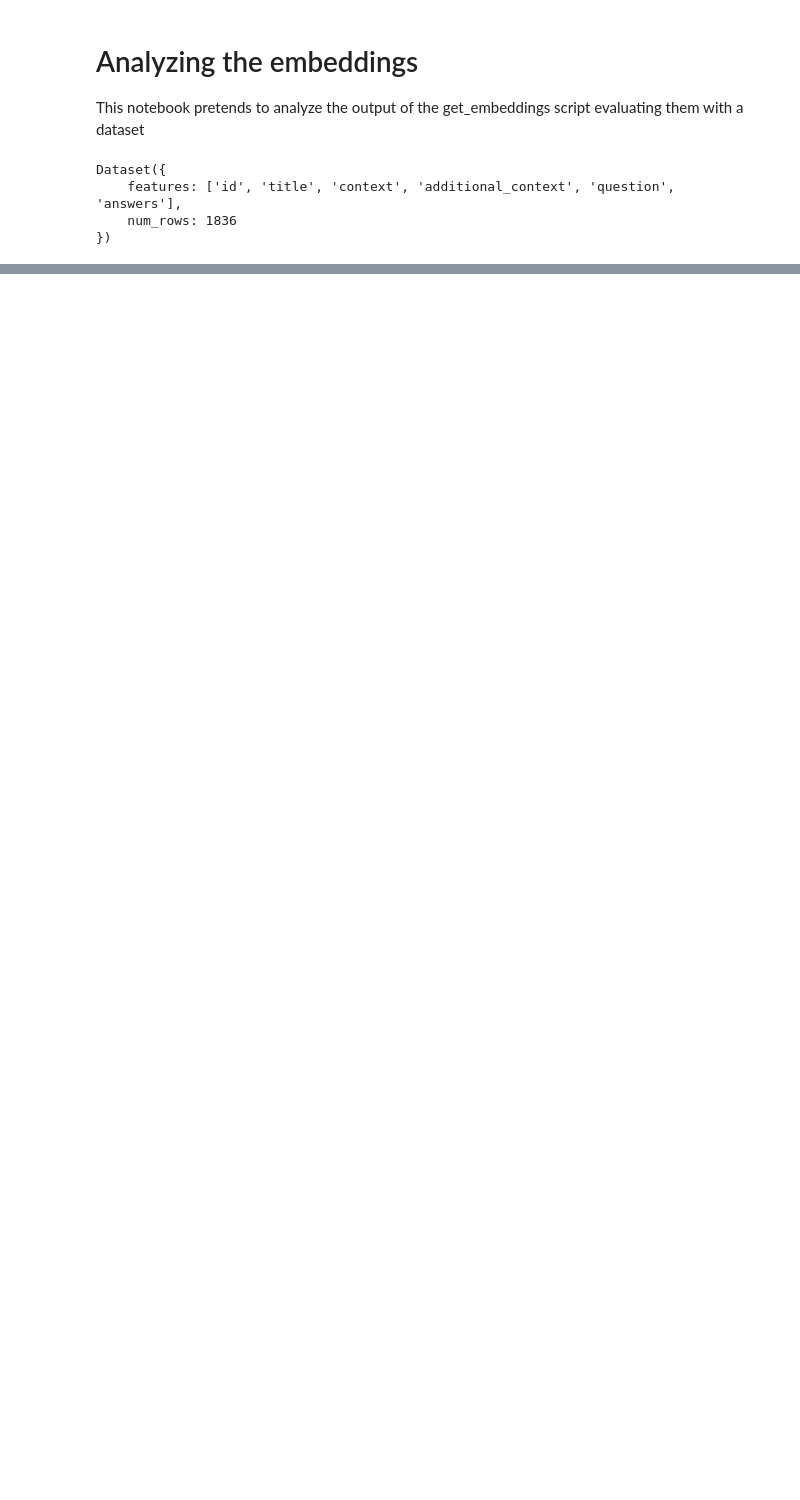
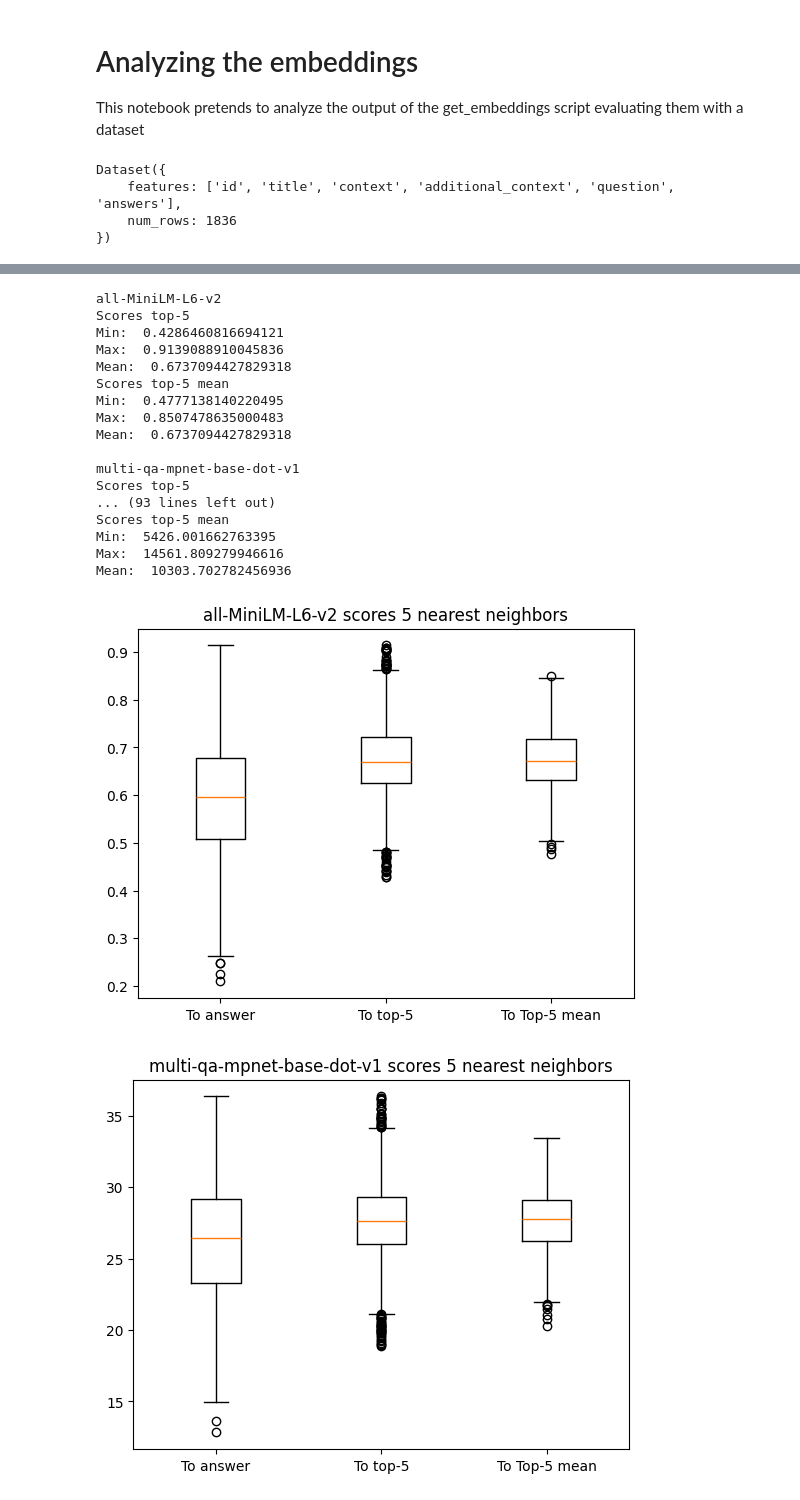
Before and after one commit to Rivert97/normativity-models, a Jupyter notebook: notebooks/full_analysis.ipynb, the cells around one changed output, grey strips where cells are left out. Drawn from its saved outputs; the diff is of its cells as text; code cells hidden in the pictures; blank space fills up the shorter version.

Commit message:
Now all the models are processed in the same execution and the results are saved to files

```diff
--- a/notebooks/full_analysis.ipynb
+++ b/notebooks/full_analysis.ipynb
@@ -14,10 +14,10 @@ import matplotlib.pyplot as plt
 from sentence_transformers import util
 # %%
 # Global variables
-MODEL = 'Qwen3-Embedding-0.6B-f16'
+MODELS = ['all-MiniLM-L6-v2', 'multi-qa-mpnet-base-dot-v1', 'Qwen/Qwen3-Embedding-0.6B', 'Qwen/Qwen3-Embedding-4B', 'Qwen/Qwen3-Embedding-8B', 'Qwen3-Embedding-0.6B-Q8_0', 'Qwen3-Embedding-0.6B-f16', 'Qwen3-Embedding-4B-Q4_K_M', 'Qwen3-Embedding-4B-f16', 'Qwen3-Embedding-8B-Q4_K_M', 'Qwen3-Embedding-8B-f16']
 DATA_PATH = '../data'
-DATA_EMBEDDINGS_PATH = f'../data_embeddings/{MODEL}'
-DATASET_EMBEDDINGS_PATH = f'../dataset_embeddings/{MODEL}'
+DATA_EMBEDDINGS_PATH = f'../data_embeddings'
+DATASET_EMBEDDINGS_PATH = f'../dataset_embeddings'
 DATASET_NAME = 'Rivert97/ug-normativity'
 RESULTS_DIR = '../results'
 
@@ -258,19 +251,0 @@ full_df_full_metrics_top_k.to_csv(full_metrics_filename, sep=',')
-# %%
-# Analyzing percentaje of answers present in K nearest neighbors
-presence_top_k = []
-unique_documents = data['document_name'].unique()
-for file in unique_documents:
-    if file in file_excludes:
-        continue
-
-    count_in_top_k = 0
-    total_count = 0
-    for question in filter(lambda q: q['question']['title'] == file, questions):
-        top_k_idx = top_k_embeddings_idx[question['question']['id']]
-        if question['chunk_idx'] in top_k_idx:
-            count_in_top_k += 1
-        total_count += 1
-
-    presence = count_in_top_k/total_count
-    print(f"{presence}: {file} % of presence in top {k}")
-    presence_top_k.append(presence)
@@ -389,0 +304,39 @@ full_df_metrics.to_csv(metrics_filename, sep=',')
+# %%
+save_img_dir = os.path.join(RESULTS_DIR, 'images', f'top_{k}')
+os.makedirs(save_img_dir, exist_ok=True)
+
+for model_id in MODELS:
+    plt.figure()
+    plt.title(f"{model_id} scores {k} nearest neighbors")
+    plt.boxplot((all_models_scores[model_id], all_models_top_k_info[model_id]['scores'], all_models_top_k_info[model_id]['scores_mean']), tick_labels=['To answer', f'To top-{k}', f'To Top-{k} mean'])
+    plt.savefig(os.path.join(save_img_dir, f'{model_id.split('/')[-1]}.png'))
+    print(model_id)
+    print(f"Scores top-{k}")
+    print("Min: ", min(all_models_top_k_info[model_id]['scores']))
+    print("Max: ", max(all_models_top_k_info[model_id]['scores']))
+    print("Mean: ", np.mean(all_models_top_k_info[model_id]['scores']))
+    print(f"Scores top-{k} mean")
+    print("Min: ", min(all_models_top_k_info[model_id]['scores_mean']))
+    print("Max: ", max(all_models_top_k_info[model_id]['scores_mean']))
+    print("Mean: ", np.mean(all_models_top_k_info[model_id]['scores_mean']))
+    print('')
+# %% [output]
+all-MiniLM-L6-v2
+Scores top-5
+Min:  0.4286460816694121
+Max:  0.9139088910045836
+Mean:  0.6737094427829318
+Scores top-5 mean
+Min:  0.4777138140220495
+Max:  0.8507478635000483
+Mean:  0.6737094427829318
+
+multi-qa-mpnet-base-dot-v1
+Scores top-5
+... (93 lines left out)
+Scores top-5 mean
+Min:  5426.001662763395
+Max:  14561.809279946616
+Mean:  10303.702782456936
+[figure, added]
+[figure, added]
```
Also changed, not shown: parts of 29 cells of this notebook.
